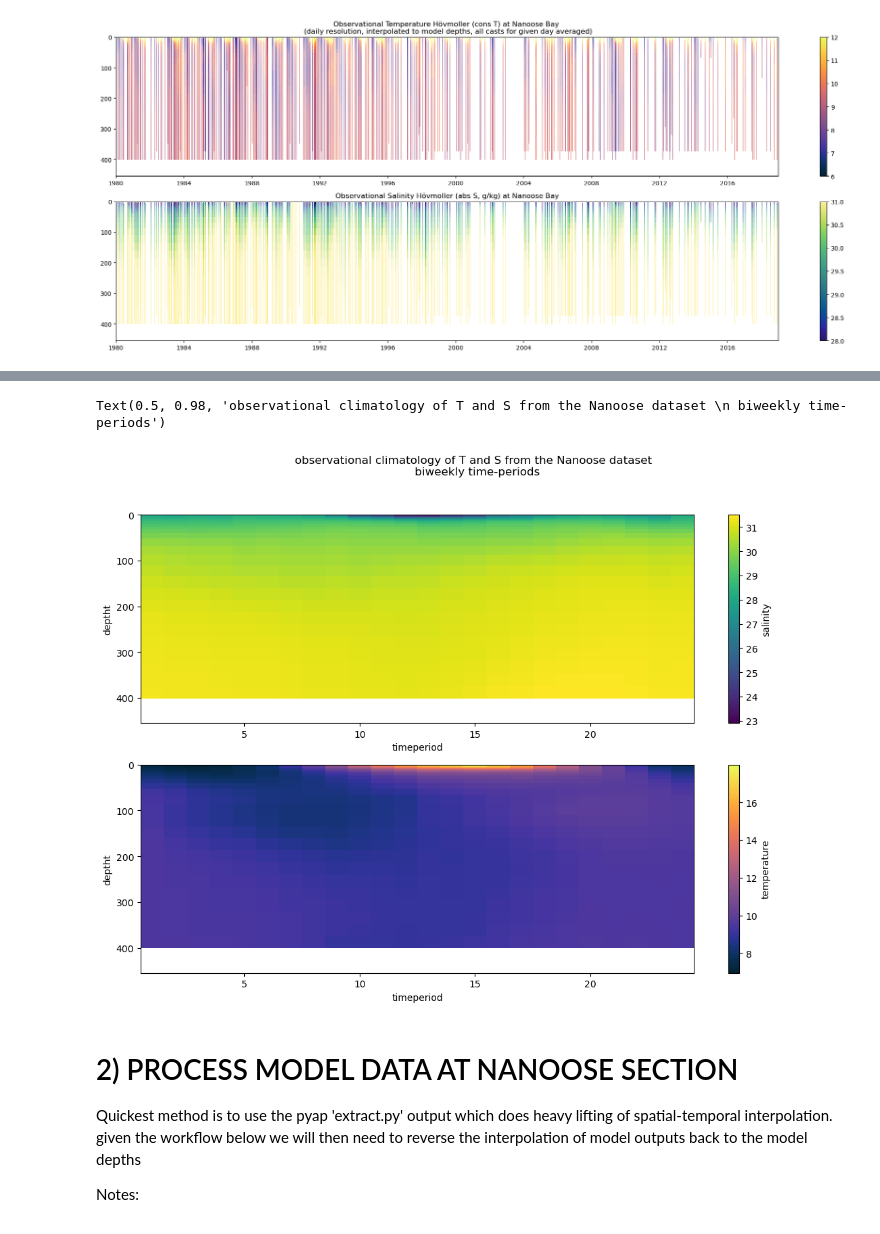
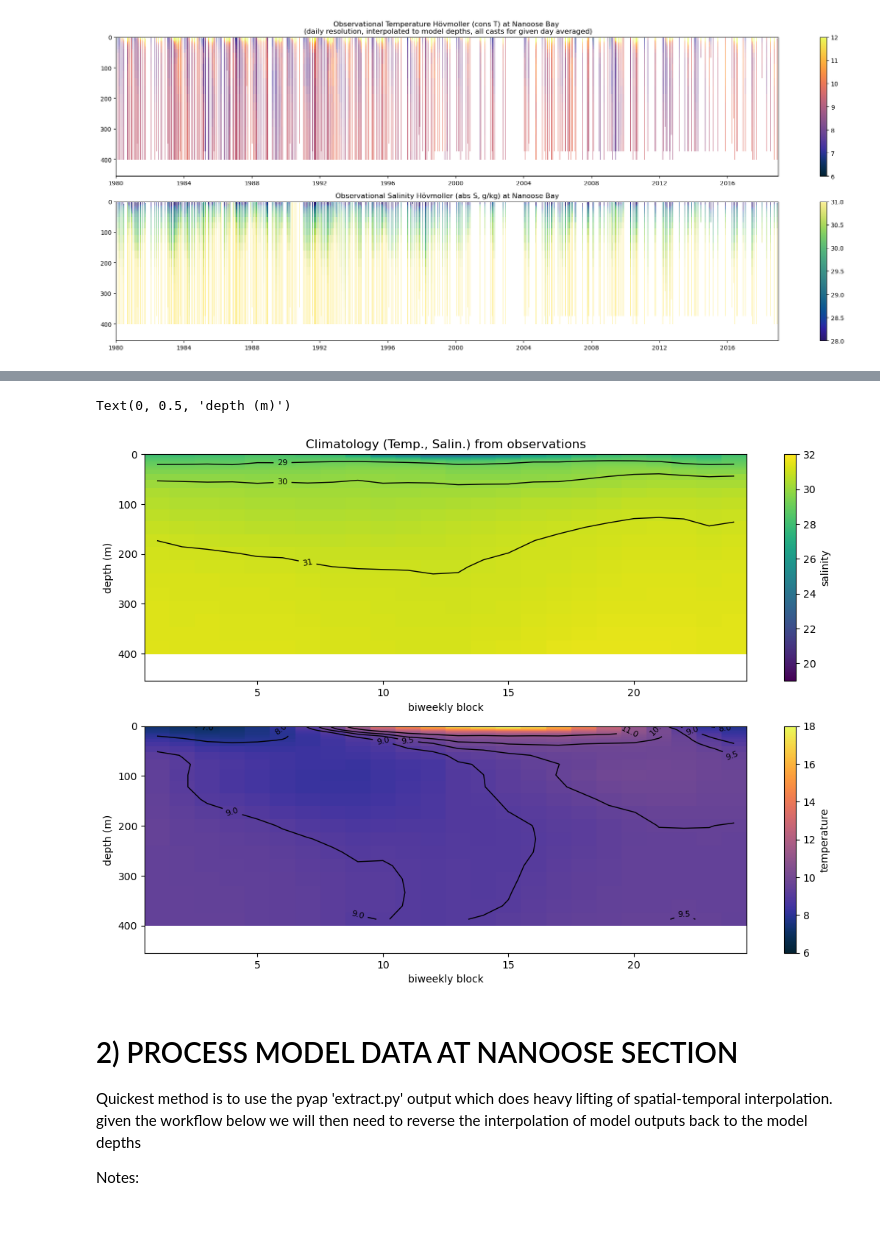
Before and after one commit to goldford/NEMO-Salish-Sea-1500, a Jupyter notebook: code/Visuals-Data - CTD Obs, Mod at Nanoose (Blind).ipynb, the cells around one changed output, grey strips where cells are left out. Saved outputs shown, nothing was run; the diff lists cells and outputs as text; code cells hidden in the pictures.

```diff
--- a/code/Visuals-Data - CTD Obs, Mod at Nanoose (Blind).ipynb
+++ b/code/Visuals-Data - CTD Obs, Mod at Nanoose (Blind).ipynb
@@ -732,23 +735,46 @@ if checkoutput == True:
 # %%
 q = ds2.salinity.groupby(ds2.timeperiod).mean().T
+
+obs_salt_clim = salt_clim
+obs_temp_clim = temp_clim
 
 fact = 1.1
 fig, axs = plt.subplots(2,1, figsize=(12*fact, 8*fact), facecolor='w', edgecolor='k')
 axs = axs.ravel()
 
 salt_clim = ds2.salinity.groupby(ds2.timeperiod).mean().T
-#xr.plot.pcolormesh(salt_clim, ax = axs[0], vmin = 25, vmax = 31.5)
-xr.plot.pcolormesh(salt_clim, ax = axs[0])
+xr.plot.pcolormesh(salt_clim, ax = axs[0], vmin = 19, vmax = 32)
+#xr.plot.pcolormesh(salt_clim, ax = axs[0])
+
+# contours - salt
+X,Y = np.meshgrid(salt_clim.timeperiod.values,salt_clim.deptht.values)
+# levels = np.linspace(6, 18, 8)
+levels=[29,30,31]
+cont1 = axs[0].contour(X, Y, salt_clim, levels=levels,colors='black', linestyles='solid', linewidths=1)
+axs[0].clabel(cont1, cont1.levels, inline=True, fmt='%.0f', fontsize=8)
 
 temp_clim = ds2.temperature.groupby(ds2.timeperiod).mean().T
-#xr.plot.pcolormesh(temp_clim, ax = axs[1], cmap = cm.cm.thermal, vmin = 6, vmax = 12)
-xr.plot.pcolormesh(temp_clim, ax = axs[1], cmap = cm.cm.thermal)
+xr.plot.pcolormesh(temp_clim, ax = axs[1], cmap = cm.cm.thermal, vmin = 6, vmax = 18)
+#xr.plot.pcolormesh(temp_clim, ax = axs[1], cmap = cm.cm.thermal)
+
+# contours - temp
+X,Y = np.meshgrid(temp_clim.timeperiod.values,temp_clim.deptht.values)
+# levels = np.linspace(6, 18, 8)
+levels=[7,8,9,9.5,10,11]
+cont2 = axs[1].contour(X, Y, temp_clim, colors='black', levels=levels, linestyles='solid', linewidths=1)
+axs[1].clabel(cont2, cont2.levels, inline=True, fmt='%.1f', fontsize=8)
 
 axs[0].invert_yaxis()
 axs[1].invert_yaxis()
+# axs[1].set_yscale("log")
+axs[0].set_title('Climatology (Temp., Salin.) from observations')
+axs[0].set_xlabel('biweekly block')
+axs[1].set_xlabel('biweekly block')
+axs[0].set_ylabel("depth (m)")
+axs[1].set_ylabel("depth (m)")
 
-fig.suptitle('observational climatology of T and S from the Nanoose dataset \n biweekly time-periods')
+# fig.suptitle('observational climatology of T and S from the Nanoose dataset \n biweekly time-periods')
 # %% [output]
-Text(0.5, 0.98, 'observational climatology of T and S from the Nanoose dataset \n biweekly time-periods')
+Text(0, 0.5, 'depth (m)')
-[figure, old version]
+[figure, new version]
 # %%
```
Also changed, not shown: parts of 28 cells of this notebook, 3 other files.
